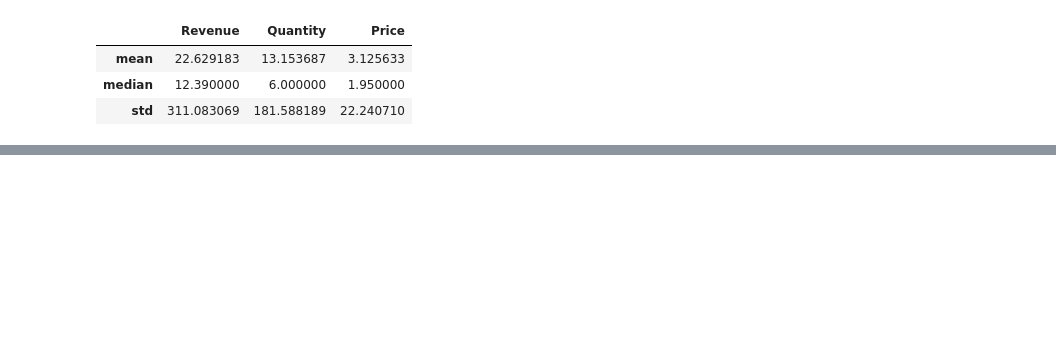
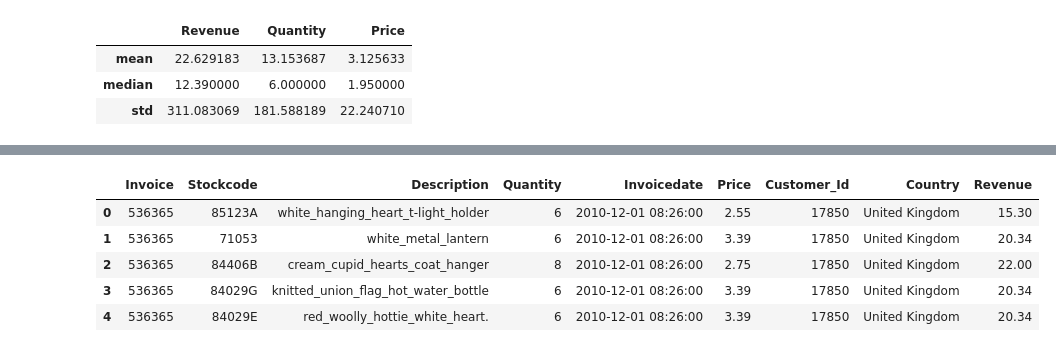
Before and after one commit to Feekysola/Online_Sales_Analytics, a Jupyter notebook: Task 2/Task2.ipynb, the cells around one changed output, grey strips where cells are left out. Drawn from its saved outputs; the diff is of its cells as text; code cells hidden in the pictures; blank space fills up the shorter version.

```diff
--- a/Task 2/Task2.ipynb
+++ b/Task 2/Task2.ipynb
@@ -191,0 +161,9 @@ correlation
+# %%
+df.head()
+# %% [output]
+|  | Invoice | Stockcode | Description | Quantity | Invoicedate | Price | Customer_Id | Country | Revenue |
+| 0 | 536365 | 85123A | white_hanging_heart_t-light_holder | 6 | 2010-12-01 08:26:00 | 2.55 | 17850 | United Kingdom | 15.30 |
+| 1 | 536365 | 71053 | white_metal_lantern | 6 | 2010-12-01 08:26:00 | 3.39 | 17850 | United Kingdom | 20.34 |
+| 2 | 536365 | 84406B | cream_cupid_hearts_coat_hanger | 8 | 2010-12-01 08:26:00 | 2.75 | 17850 | United Kingdom | 22.00 |
+| 3 | 536365 | 84029G | knitted_union_flag_hot_water_bottle | 6 | 2010-12-01 08:26:00 | 3.39 | 17850 | United Kingdom | 20.34 |
+| 4 | 536365 | 84029E | red_woolly_hottie_white_heart. | 6 | 2010-12-01 08:26:00 | 3.39 | 17850 | United Kingdom | 20.34 |
```
Also changed, not shown: parts of 18 cells of this notebook, 5 other files.
